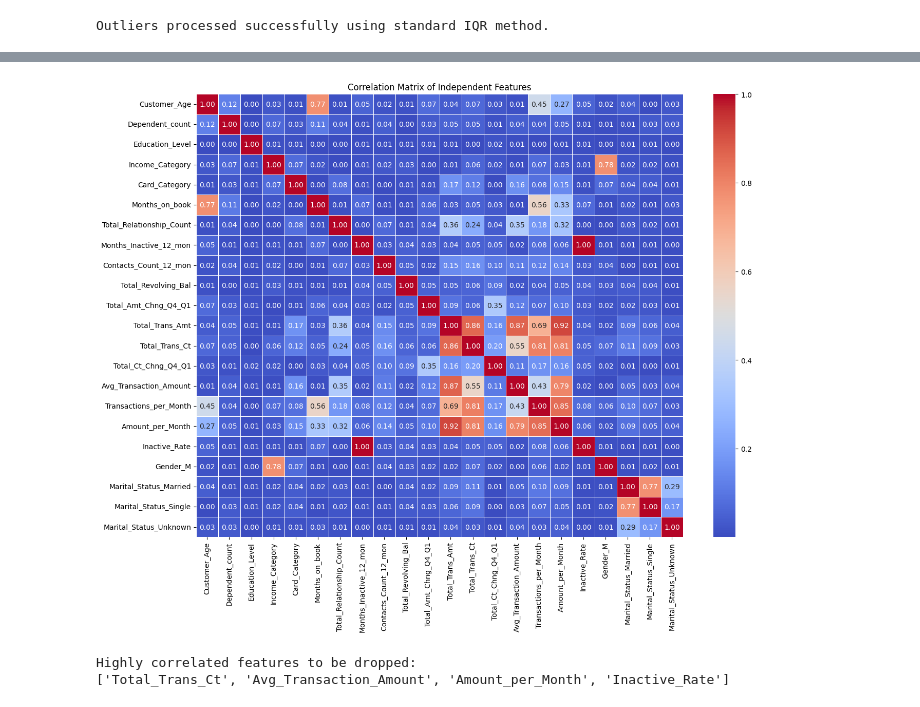
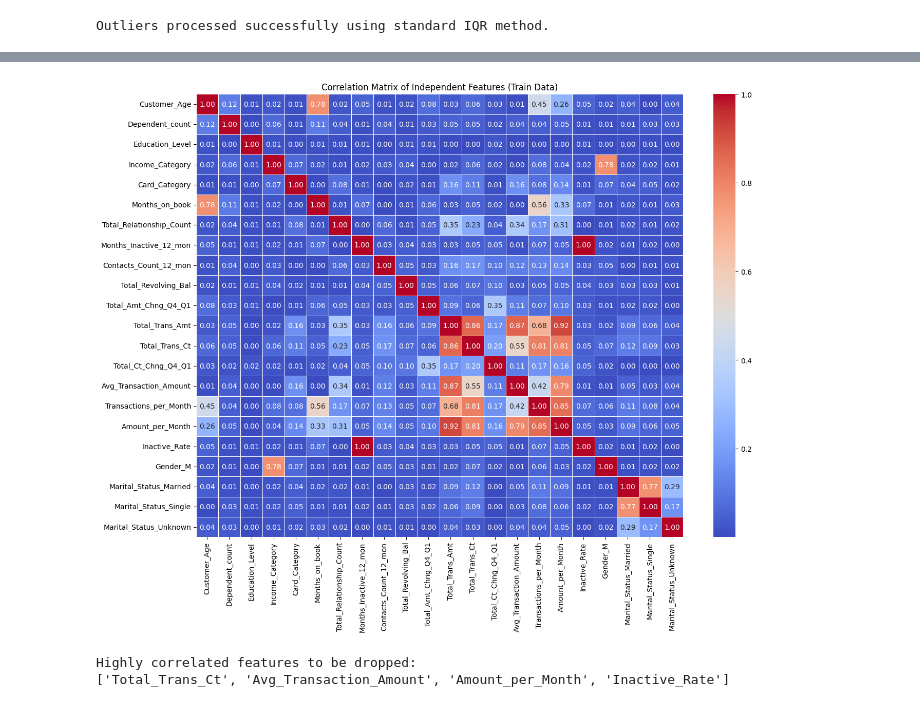
Before and after one commit to parhamKIY/DATA_MINING, a Jupyter notebook: Untitled-1.ipynb, the cells around one changed output, grey strips where cells are left out. Cells and saved outputs as stored; diff of their text form; code cells hidden in the pictures.

```diff
--- a/Untitled-1.ipynb
+++ b/Untitled-1.ipynb
@@ -114,32 +114,34 @@ df = pd.get_dummies(df, columns=categorical_columns, drop_first=True)
 OUTLIER_METHOD = "IQR"
 
 
-features_to_clean = [col for col in numeric_columns if col != 'Credit_Limit']
+features_to_clean = numeric_columns
 
 if OUTLIER_METHOD == "IQR":
     # 1. IQR Method
     for col in features_to_clean:
-        if col in df.columns:
-            Q1 = df[col].quantile(0.25)
-            Q3 = df[col].quantile(0.75)
+        if col in X_train.columns:
+            Q1 = X_train[col].quantile(0.25)
+            Q3 = X_train[col].quantile(0.75)
             IQR = Q3 - Q1
 
             lower_bound = Q1 - 1.5 * IQR
             upper_bound = Q3 + 1.5 * IQR
 
-            df[col] = df[col].clip(lower=lower_bound, upper=upper_bound)
+            X_train[col] = X_train[col].clip(lower=lower_bound, upper=upper_bound)
+            X_test[col] = X_test[col].clip(lower=lower_bound, upper=upper_bound)
 
 elif OUTLIER_METHOD == "Z-Score":
     # 2. Z-Score Method (using 3 standard deviations)
     for col in features_to_clean:
-        if col in df.columns:
-            mean = df[col].mean()
-            std = df[col].std()
+        if col in X_train.columns:
+            mean = X_train[col].mean()
+            std = X_train[col].std()
 
             lower_bound = mean - 3 * std
             upper_bound = mean + 3 * std
 
-            df[col] = df[col].clip(lower=lower_bound, upper=upper_bound)
+            X_train[col] = X_train[col].clip(lower=lower_bound, upper=upper_bound)
+            X_test[col] = X_test[col].clip(lower=lower_bound, upper=upper_bound)
 
 elif OUTLIER_METHOD == "IsolationForest":
     # 3. Isolation Forest Method
@@ -147,16 +149,16 @@ elif OUTLIER_METHOD == "IsolationForest":
 
     # contamination specifies the expected proportion of outliers (e.g., 5%)
     iso_forest = IsolationForest(contamination=0.05, random_state=42)
-    outliers_preds = iso_forest.fit_predict(df[features_to_clean])
+    outliers_preds_train = iso_forest.fit_predict(X_train[features_to_clean])
+    outliers_preds_test = iso_forest.predict(X_test[features_to_clean])
 
-    # For Isolation Forest, instead of clipping, we clip the rows detected as outliers
-    # by replacing extreme values with the feature's median to align with your pipeline
     for col in features_to_clean:
-        median_val = df[col].median()
-        # replace extreme values of detected outlier rows with median
-        df.loc[outliers_preds == -1, col] = median_val
+        median_val = X_train[col].median()
+        X_train.loc[outliers_preds_train == -1, col] = median_val
+        X_test.loc[outliers_preds_test == -1, col] = median_val
 
-df = df.fillna(0)
+X_train = X_train.fillna(0)
+X_test = X_test.fillna(0)
 
 print(f"Outliers processed successfully using standard {OUTLIER_METHOD} method.")
 # %% [output]
@@ -181,28 +166,25 @@ Outliers processed successfully using standard IQR method.
 # %%
 # 1. Select independent features by dropping the target column 'Credit_Limit'
 features_df = df.drop('Credit_Limit', axis=1)
 
 # 2. Calculate the correlation matrix (using absolute values to capture both strong positive and negative correlations)
-corr_matrix = features_df.corr().abs()
+corr_matrix = X_train.corr().abs()
 
-# 3. Plot the correlation Heatmap
 plt.figure(figsize=(14, 11))
 sns.heatmap(corr_matrix, annot=True, cmap='coolwarm', fmt=".2f", linewidths=0.5)
-plt.title('Correlation Matrix of Independent Features')
+plt.title('Correlation Matrix of Independent Features (Train Data)')
 plt.tight_layout()
 plt.show()
 
-# 4. Identify features with a correlation threshold higher than 0.85
-# We select the upper triangle of the matrix to avoid checking duplicate pairs
 upper_tri = corr_matrix.where(np.triu(np.ones(corr_matrix.shape), k=1).astype(bool))
 to_drop = [column for column in upper_tri.columns if any(upper_tri[column] > 0.85)]
 
 print("Highly correlated features to be dropped:")
 print(to_drop)
 
-# 5. Drop these highly correlated columns directly from the main dataframe 'df'
-df = df.drop(columns=to_drop)
+X_train = X_train.drop(columns=to_drop)
+X_test = X_test.drop(columns=to_drop)
 # %% [output]
-[figure, old version]
+[figure, new version]
 Highly correlated features to be dropped:
 ['Total_Trans_Ct', 'Avg_Transaction_Amount', 'Amount_per_Month', 'Inactive_Rate']
```
Also changed, not shown: parts of 15 cells of this notebook.
